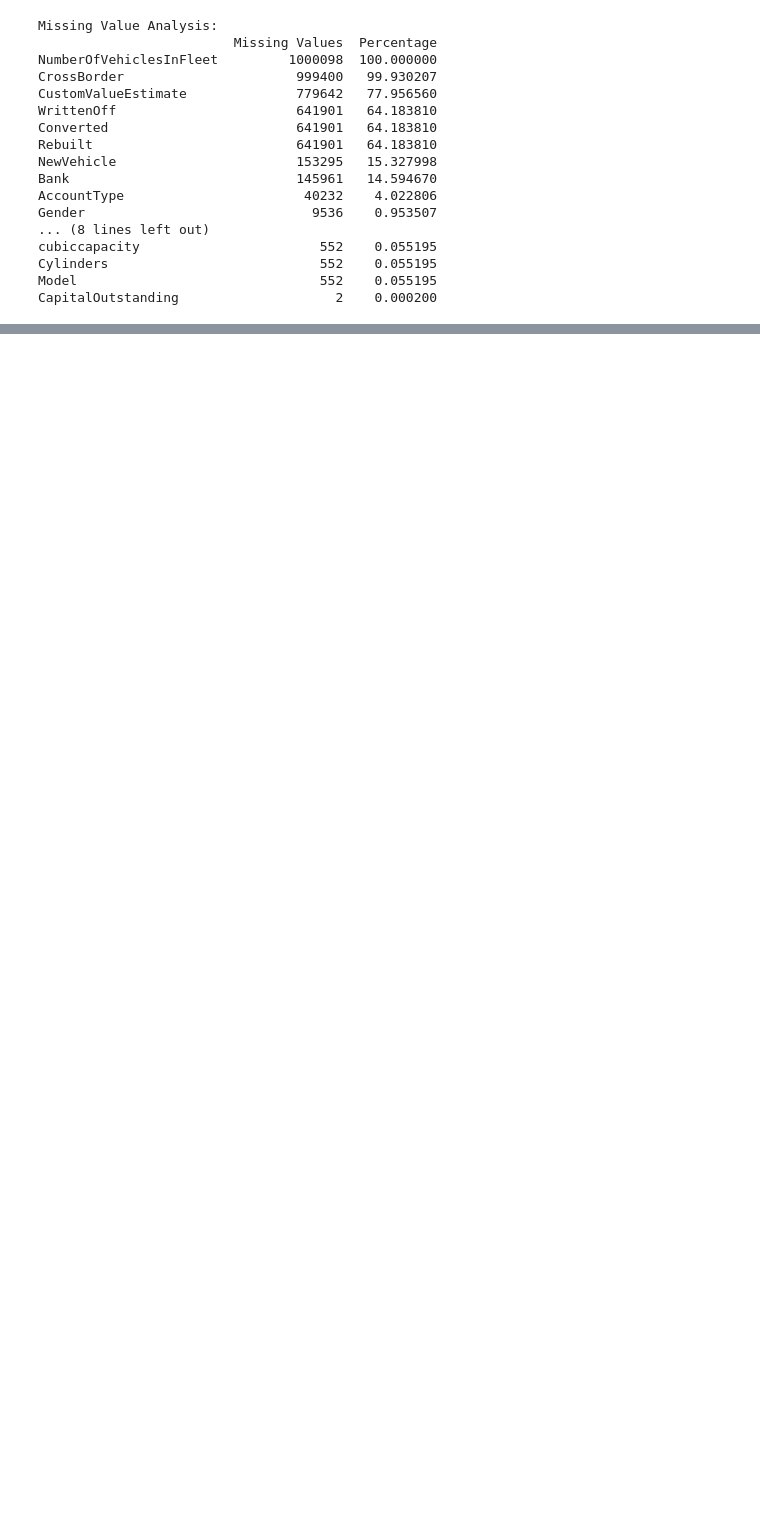
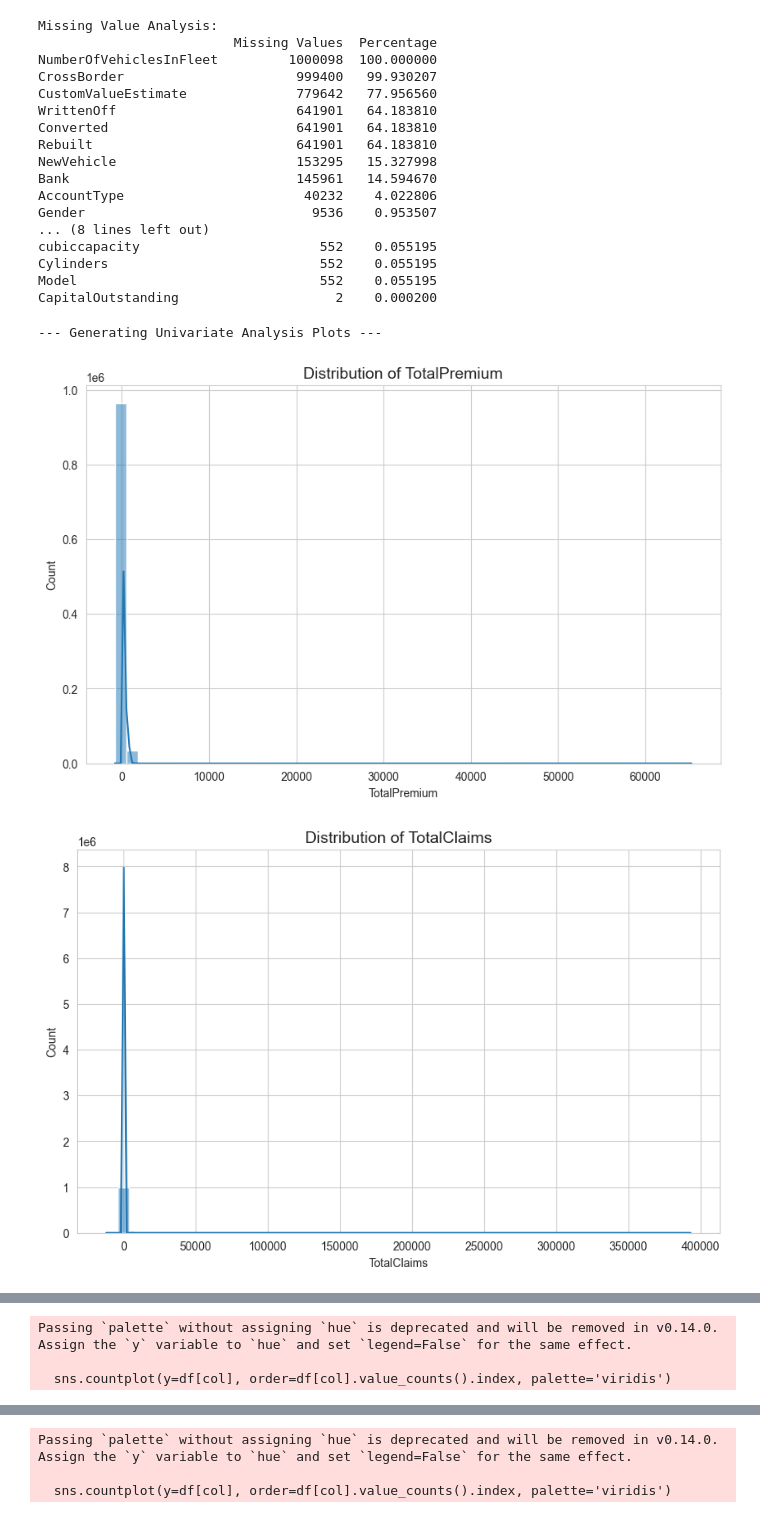
Before and after one commit to Eyoab11/Insurance-Risk-Analytics, a Jupyter notebook: notebooks/eda.ipynb, the cells around one changed output, grey strips where cells are left out. Cells and saved outputs as stored; diff of their text form; code cells hidden in the pictures; blank space fills up the shorter version.

Commit message:
Feat: Finished eda and added plots

```diff
--- a/notebooks/eda.ipynb
+++ b/notebooks/eda.ipynb
@@ -3,14 +3,22 @@ import pandas as pd
 import numpy as np
 import matplotlib.pyplot as plt
 import seaborn as sns
+import os
+
+# Create plots directory if it doesn't exist
+PLOTS_DIR = '../plots'
+if not os.path.exists(PLOTS_DIR):
+    os.makedirs(PLOTS_DIR)
 
 # Set plot style
 sns.set_style('whitegrid')
 plt.rcParams['figure.figsize'] = (12, 8)
 # %%
-# Load the dataset
-df = pd.read_csv('../data/insurance_data.csv')
-
-# Display the first few rows
-df.head()
+# Load the CONVERTED CSV file
+try:
+    df = pd.read_csv('../data/insurance_data.csv')
+    print("Dataset loaded successfully.")
+    df.head()
+except FileNotFoundError:
+    print("Error: 'insurance_data.csv' not found. Please run the conversion script first.")
 # %% [output]
@@ -75,3 +87,29 @@ cubiccapacity                       552    0.055195
 Cylinders                           552    0.055195
 Model                               552    0.055195
 CapitalOutstanding                    2    0.000200
+# %%
+print("--- Generating Univariate Analysis Plots ---")
+
+# Distribution of key numerical variables
+numerical_cols = ['TotalPremium', 'TotalClaims', 'CustomValueEstimate', 'CalculatedPremiumPerTerm']
+for col in numerical_cols:
+    plt.figure(figsize=(10, 6))
+    sns.histplot(df[col].dropna(), kde=True, bins=50)
+    plt.title(f'Distribution of {col}', fontsize=14)
+    plt.savefig(os.path.join(PLOTS_DIR, f'dist_{col.lower()}.png'), bbox_inches='tight', dpi=150)
+    plt.show()
+
+# Distribution of key categorical variables
+categorical_cols = ['Province', 'Gender', 'MaritalStatus', 'VehicleType']
+for col in categorical_cols:
+    plt.figure(figsize=(10, 6))
+    sns.countplot(y=df[col], order=df[col].value_counts().index, palette='viridis')
+    plt.title(f'Distribution of {col}', fontsize=14)
+    plt.xlabel('Count')
+    plt.ylabel(col)
+    plt.savefig(os.path.join(PLOTS_DIR, f'dist_{col.lower()}.png'), bbox_inches='tight', dpi=150)
+    plt.show()
+# %% [output]
+--- Generating Univariate Analysis Plots ---
+[figure, added]
+[figure, added]
@@ -77,0 +118,3 @@ CapitalOutstanding                    2    0.000200
+Passing `palette` without assigning `hue` is deprecated and will be removed in v0.14.0. Assign the `y` variable to `hue` and set `legend=False` for the same effect.
+
+  sns.countplot(y=df[col], order=df[col].value_counts().index, palette='viridis')
@@ -77,0 +122,3 @@ CapitalOutstanding                    2    0.000200
+Passing `palette` without assigning `hue` is deprecated and will be removed in v0.14.0. Assign the `y` variable to `hue` and set `legend=False` for the same effect.
+
+  sns.countplot(y=df[col], order=df[col].value_counts().index, palette='viridis')
```
Also changed, not shown: parts of 9 cells of this notebook, 18 other files.
